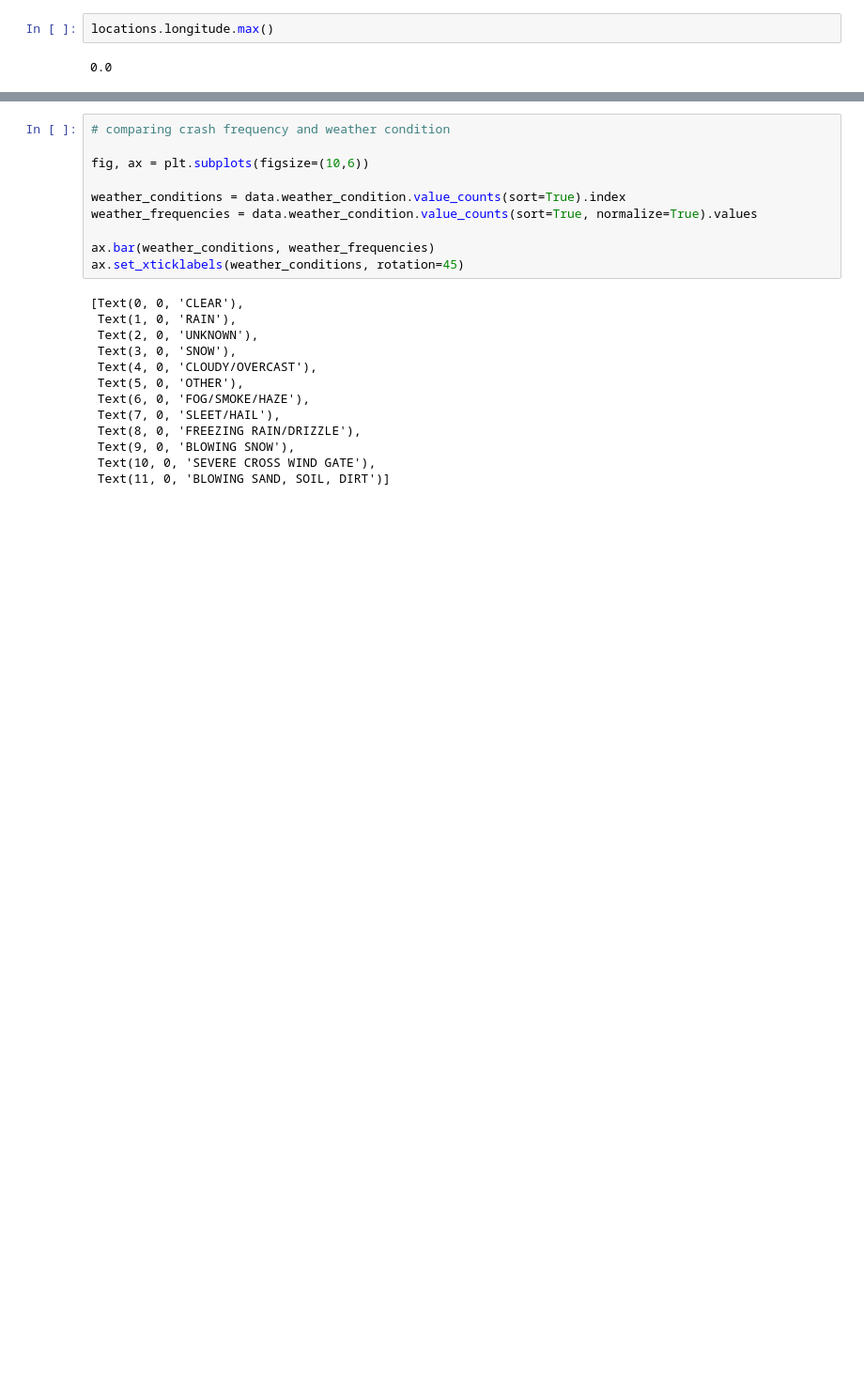
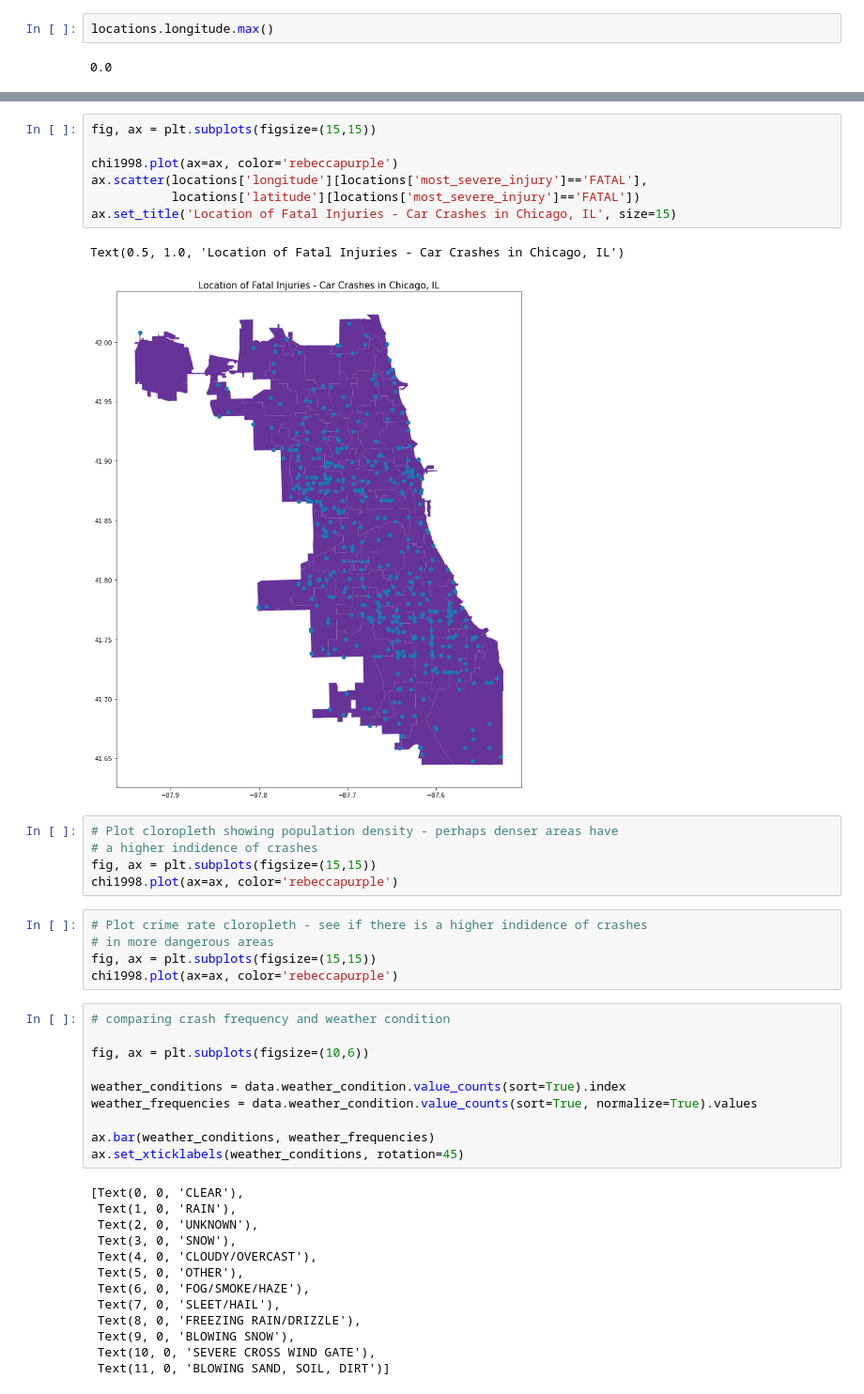
Before and after one commit to marcosvppfernandes/chicagoteam_quanggang, a Jupyter notebook: jamie_notebook.ipynb, the cells around one changed output, grey strips where cells are left out. Shown at 94% size. Cells and saved outputs as stored; diff of their text form; blank space fills up the shorter version.

```diff
--- a/jamie_notebook.ipynb
+++ b/jamie_notebook.ipynb
@@ -406,3 +418,23 @@ ax.scatter(locations.longitude, locations.latitude)
+# %%
+fig, ax = plt.subplots(figsize=(15,15))
+
+chi1998.plot(ax=ax, color='rebeccapurple')
+ax.scatter(locations['longitude'][locations['most_severe_injury']=='FATAL'],
+           locations['latitude'][locations['most_severe_injury']=='FATAL'])
+ax.set_title('Location of Fatal Injuries - Car Crashes in Chicago, IL', size=15)
+# %% [output]
+Text(0.5, 1.0, 'Location of Fatal Injuries - Car Crashes in Chicago, IL')
+[figure, added]
+# %%
+# Plot cloropleth showing population density - perhaps denser areas have
+# a higher indidence of crashes
+fig, ax = plt.subplots(figsize=(15,15))
+chi1998.plot(ax=ax, color='rebeccapurple')
+# %%
+# Plot crime rate cloropleth - see if there is a higher indidence of crashes
+# in more dangerous areas
+fig, ax = plt.subplots(figsize=(15,15))
+chi1998.plot(ax=ax, color='rebeccapurple')
 # %%
 # comparing crash frequency and weather condition
 
```
Also changed, not shown: parts of 9 cells of this notebook.
